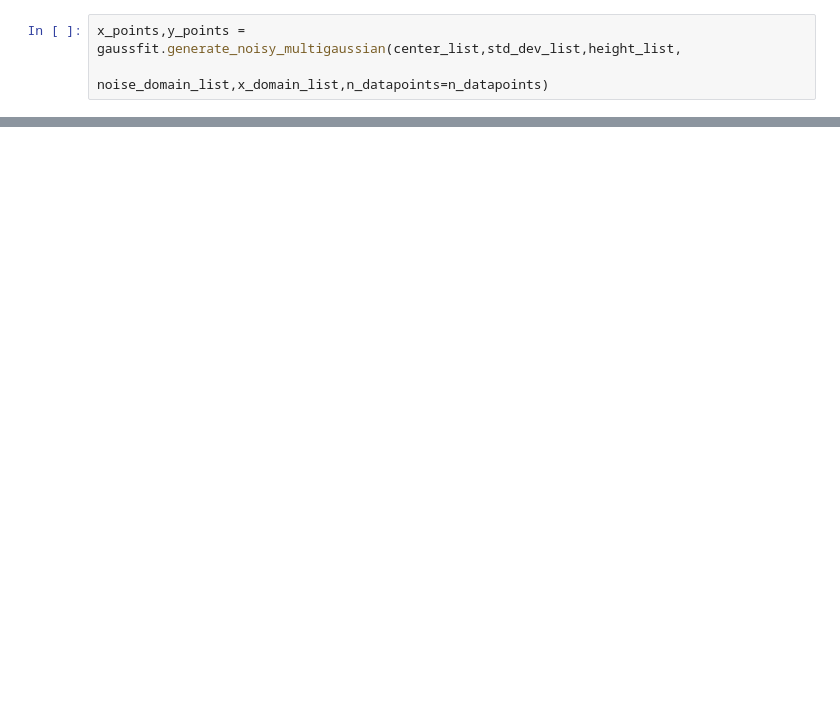
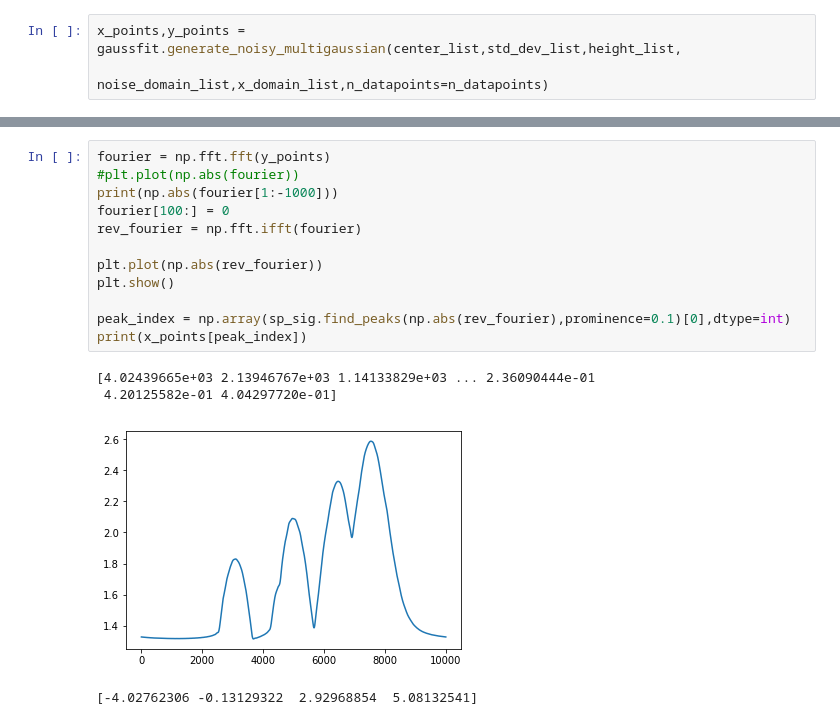
Before and after one commit to psmd-iberutaru/Akamai-Internship, a Jupyter notebook: Codebase/gaussian_fitting.ipynb, the cells around one changed output, grey strips where cells are left out. Drawn from its saved outputs; the diff is of its cells as text; blank space fills up the shorter version.

```diff
--- a/Codebase/gaussian_fitting.ipynb
+++ b/Codebase/gaussian_fitting.ipynb
@@ -152,0 +153,17 @@ plt.show()
+# %%
+fourier = np.fft.fft(y_points)
+#plt.plot(np.abs(fourier))
+print(np.abs(fourier[1:-1000]))
+fourier[100:] = 0
+rev_fourier = np.fft.ifft(fourier)
+
+plt.plot(np.abs(rev_fourier))
+plt.show()
+
+peak_index = np.array(sp_sig.find_peaks(np.abs(rev_fourier),prominence=0.1)[0],dtype=int)
+print(x_points[peak_index])
+# %% [output]
+[4.02439665e+03 2.13946767e+03 1.14133829e+03 ... 2.36090444e-01
+ 4.20125582e-01 4.04297720e-01]
+[figure, added]
+[-4.02762306 -0.13129322  2.92968854  5.08132541]
```
Also changed, not shown: parts of 5 cells of this notebook, 2 other files.
